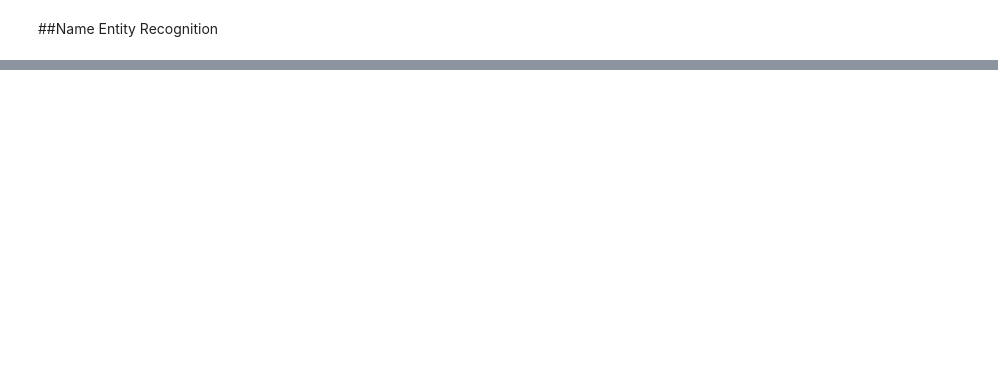
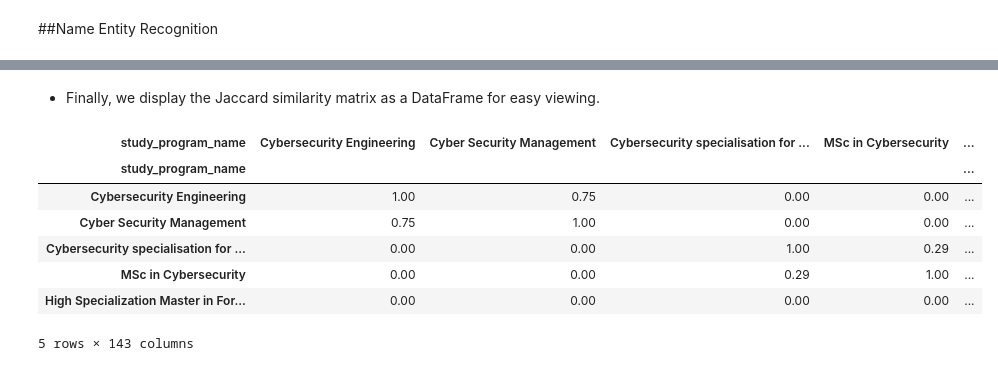
Before and after one commit to ELTE-DSED/course_data_analysis, a Jupyter notebook: dslab1.ipynb, the cells around one changed output, grey strips where cells are left out. Drawn from its saved outputs; the diff is of its cells as text; code cells hidden in the pictures; blank space fills up the shorter version.

```diff
--- a/dslab1.ipynb
+++ b/dslab1.ipynb
@@ -614,0 +997,30 @@ Students
+# %%
+# Compute pairwise Jaccard distances between skill vectors
+jaccard_dist = pairwise_distances(X.toarray(), metric="jaccard")
+
+# Convert Jaccard distance to Jaccard similarity (1 - distance)
+jaccard_sim = 1 - jaccard_dist
+# %% [markdown]
+- Finally, we display the Jaccard similarity matrix as a DataFrame for easy viewing.
+# %%
+# Create a DataFrame to store the Jaccard similarity matrix, using course titles as index and columns
+jaccard_df = pd.DataFrame(
+    jaccard_sim,
+    index=df['study_program_name'],
+    columns=df['study_program_name']
+)
+
+# Round the similarity scores for better readability
+jaccard_df = jaccard_df.round(2)
+
+# Display the first few rows of the Jaccard similarity DataFrame
+jaccard_df.head()
+# %% [output]
+| study_program_name | Cybersecurity Engineering | Cyber Security Management | Cybersecurity specialisation for ... | MSc in Cybersecurity | ... |
+| study_program_name |  |  |  |  | ... |
+| Cybersecurity Engineering | 1.00 | 0.75 | 0.00 | 0.00 | ... |
+| Cyber Security Management | 0.75 | 1.00 | 0.00 | 0.00 | ... |
+| Cybersecurity specialisation for ... | 0.00 | 0.00 | 1.00 | 0.29 | ... |
+| MSc in Cybersecurity | 0.00 | 0.00 | 0.29 | 1.00 | ... |
+| High Specialization Master in For... | 0.00 | 0.00 | 0.00 | 0.00 | ... |
+5 rows × 143 columns
```
Also changed, not shown: parts of 139 cells of this notebook.
